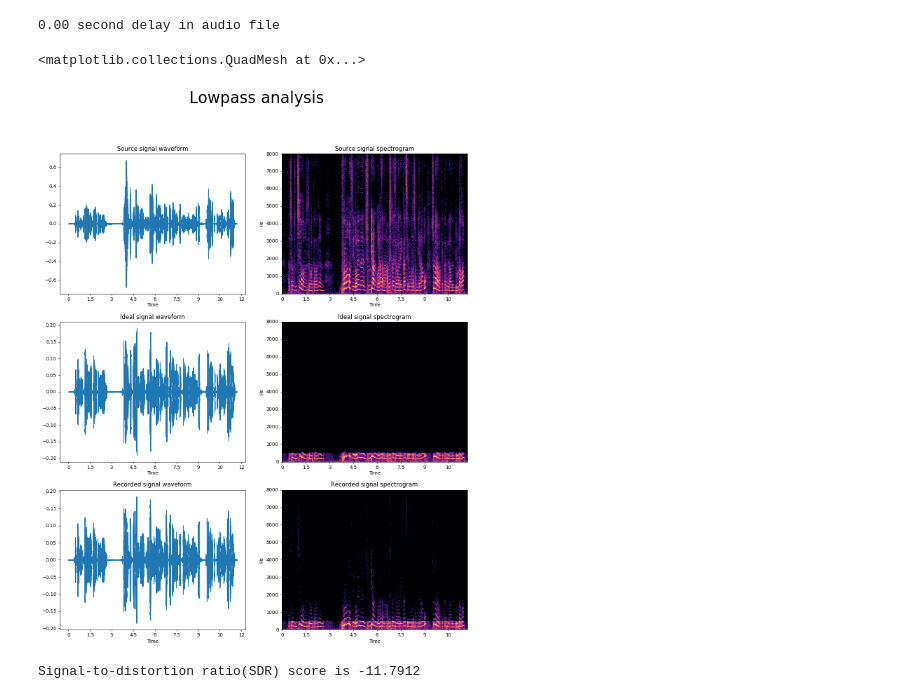
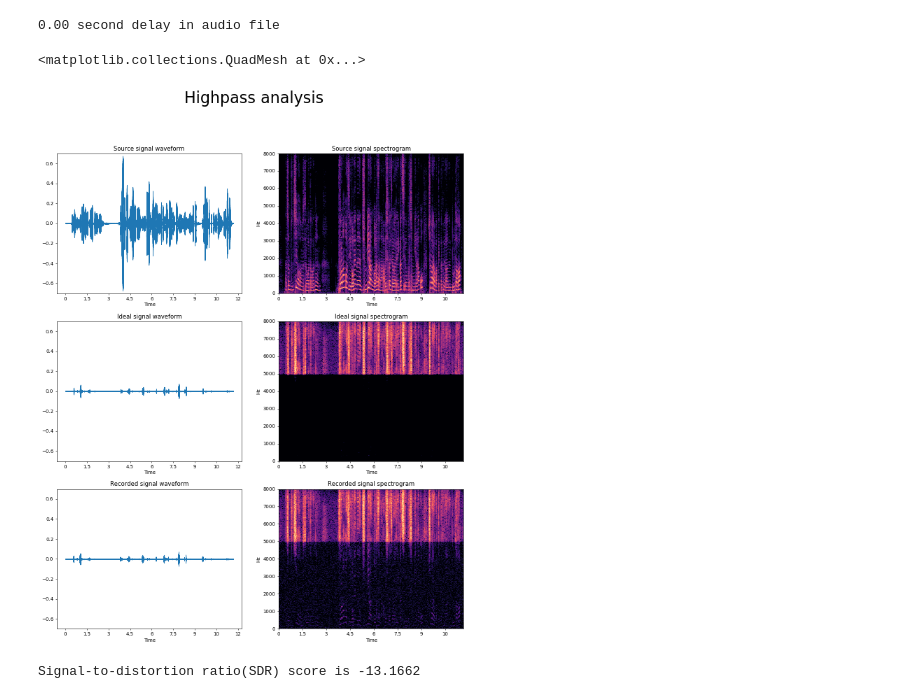
Before and after one commit to mystlee/21_elec_exp, a Jupyter notebook: main.ipynb, the cells around one changed output. Cells and saved outputs as stored; diff of their text form; code cells hidden in the pictures.

```diff
--- a/main.ipynb
+++ b/main.ipynb
@@ -35,7 +35,7 @@ import bss_eval
 # %%
 # MODIFY THE SAMPLE AND FILTER
 sample_mode = 'speech' # speech or music
-filter_mode = 'Lowpass' # lowpass, highpass, or bandpass
+filter_mode = 'Highpass' # lowpass, highpass, or bandpass
 # %%
 # DO NOT MODIFY PARAMETER!
 fc = [500, 5000]
@@ -51,7 +51,8 @@ else:
     raise ValueError('Select \'lowpass\', \'highpass\', or \'bandpass\' instead of \'{}\''.format(filter_mode))
 # %%
 sig, _ = librosa.load(os.path.join(sample_mode, 'source.wav'), mono = True, sr = fs) # source audio file
-dis, _ = librosa.load(os.path.join(sample_mode, 'record.wav'), mono = True, sr = fs) # record audio file
+rec_name = 'record_' + filter_mode.lower() + '.wav'
+dis, _ = librosa.load(os.path.join(sample_mode, rec_name), mono = True, sr = fs) # record audio file
 ref = signal.lfilter(coeff_b, 1, sig)
 # %%
 # DO NOT MODIFY BELOW CODE!
@@ -77,37 +78,40 @@ else:
 # %%
 fig = plt.figure(dpi = 50, figsize = (15, 18), facecolor = 'white')
 fig.suptitle('{} analysis'.format(filter_mode), fontsize = 32)
 ax = plt.subplot(321)
 ax.set(title = 'Source signal waveform')
 librosa.display.waveshow(sig, sr = fs, max_points = fs//2, x_axis = 'time')
+plt.ylim([-0.7, 0.7])
 ax = plt.subplot(322)
 ax.set(title = 'Source signal spectrogram')
 SIG = librosa.amplitude_to_db(np.abs(librosa.stft(sig)), ref = np.max)
 librosa.display.specshow(SIG, y_axis = 'linear', x_axis = 'time', sr = fs)
 ax = plt.subplot(323)
 ax.set(title = 'Ideal signal waveform')
 librosa.display.waveshow(ref, sr = fs, max_points = fs//2, x_axis = 'time')
+plt.ylim([-0.7, 0.7])
 ax = plt.subplot(324)
 ax.set(title = 'Ideal signal spectrogram')
 REF = librosa.amplitude_to_db(np.abs(librosa.stft(ref)), ref = np.max)
 librosa.display.specshow(REF, y_axis = 'linear', x_axis = 'time', sr = fs)
 ax = plt.subplot(325)
 ax.set(title = 'Recorded signal waveform')
 librosa.display.waveshow(dis_rs, sr = fs, max_points = fs//2, x_axis = 'time')
+plt.ylim([-0.7, 0.7])
 ax = plt.subplot(326)
 ax.set(title = 'Recorded signal spectrogram')
 DIS = librosa.amplitude_to_db(np.abs(librosa.stft(dis_rs)), ref = np.max)
 librosa.display.specshow(DIS, y_axis = 'linear', x_axis = 'time', sr = fs)
 # %% [output]
 <matplotlib.collections.QuadMesh at 0x...>
-[figure, old version]
+[figure, new version]
 # %%
 # DO NOT MODIFY BELOW CODE
 # Objective measure
 sdr, _, _, _ = bss_eval.bss_eval_sources(np.reshape(ref, (1, -1)), np.reshape(dis_rs, (1, -1)))
 print('Signal-to-distortion ratio(SDR) score is {:.4f}'.format(sdr[0]))
 # %% [output]
-Signal-to-distortion ratio(SDR) score is -11.7912
+Signal-to-distortion ratio(SDR) score is -13.1662
 # %%
 # Save figure
 fig.savefig('{}_exp.png'.format(filter_mode), transparent = True)
```
Also changed, not shown: parts of 1 cell of this notebook, 1 other file.
